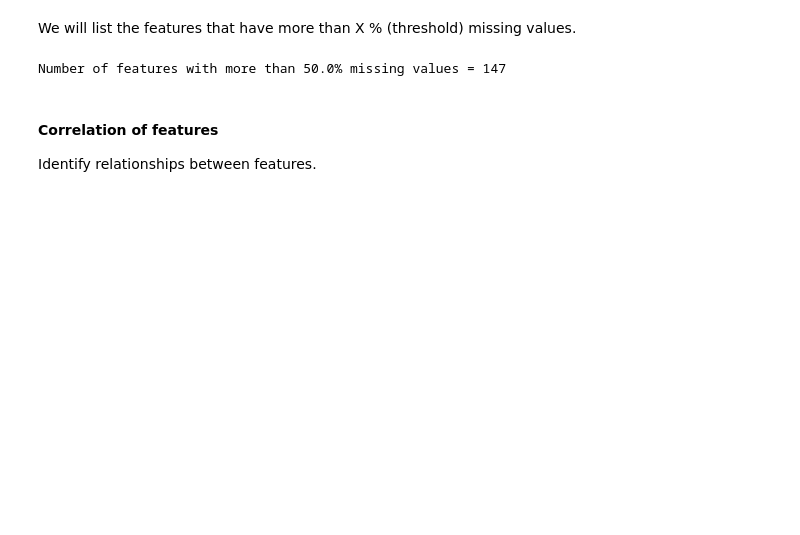
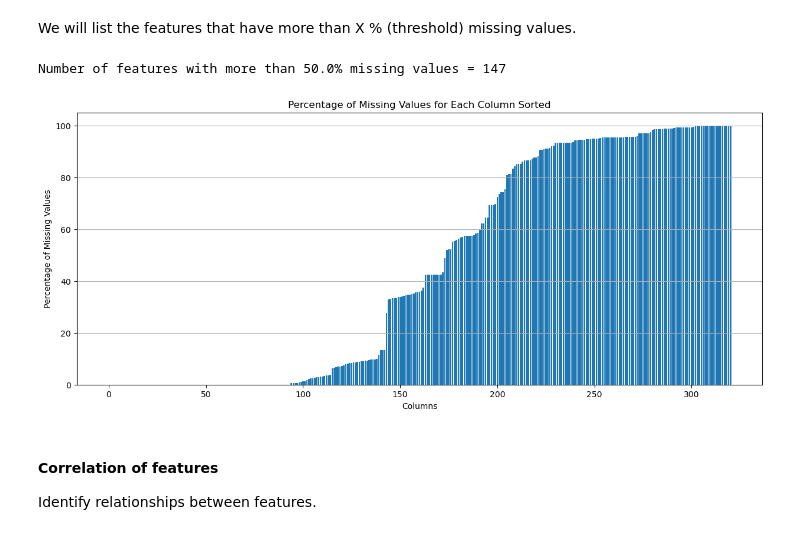
Before and after one commit to ilievanadezhda/CS-433-MICHD, a Jupyter notebook: notebooks/EDA.ipynb, the cells around one changed output. Drawn from its saved outputs; the diff is of its cells as text; code cells hidden in the pictures; blank space fills up the shorter version.

```diff
--- a/notebooks/EDA.ipynb
+++ b/notebooks/EDA.ipynb
@@ -136,5 +158,18 @@ print(f"Number of features with more than {threshold*100}% missing values =", le
 # %% [output]
 Number of features with more than 50.0% missing values = 147
+# %%
+missing_percentage = np.sort(np.mean(np.isnan(features), axis=0) * 100)
+
+plt.figure(figsize=(15, 6))
+plt.bar(range(features.shape[1]), missing_percentage)
+plt.xlabel("Columns")
+plt.ylabel("Percentage of Missing Values")
+plt.title("Percentage of Missing Values for Each Column Sorted")
+plt.grid(axis="y")
+
+plt.show()
+# %% [output]
+[figure, added]
 # %% [markdown]
 #### Correlation of features
 
```
Also changed, not shown: parts of 13 cells of this notebook, 1 other file.
